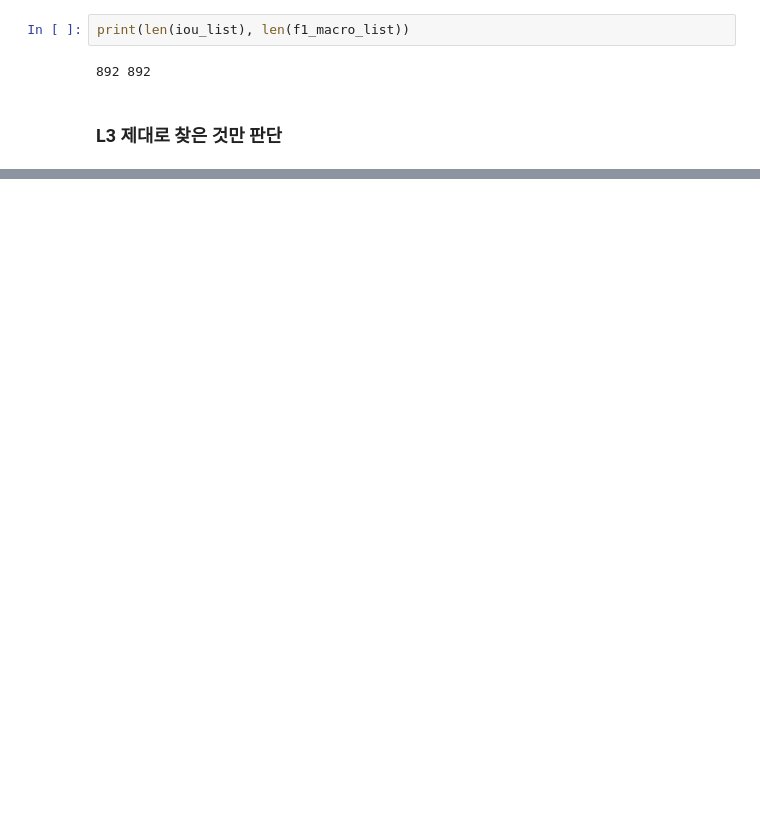
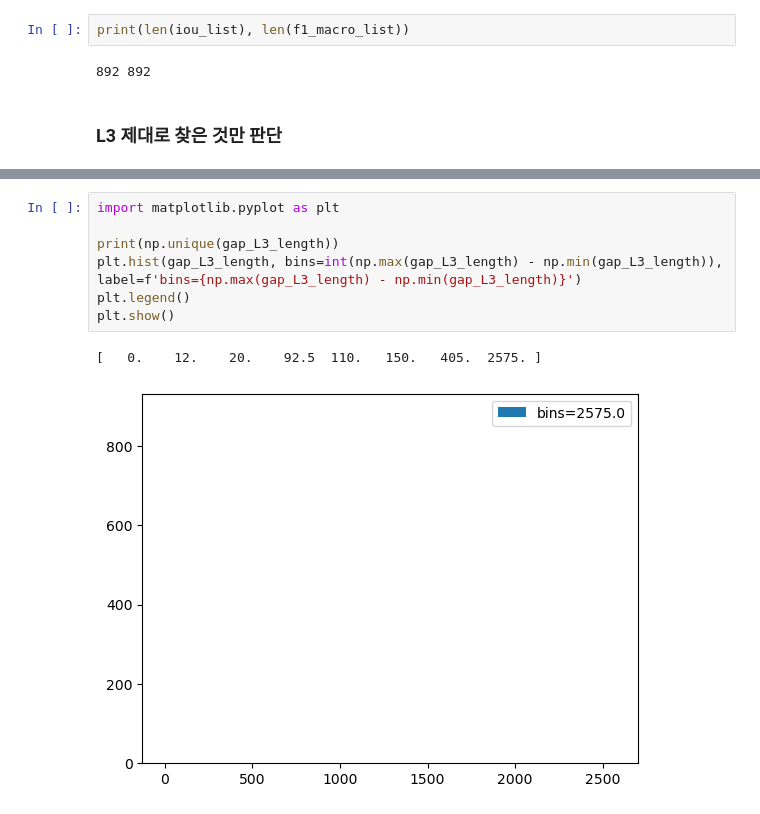
Before and after one commit to embed-Rayn/L3_segmentation, a Jupyter notebook: models/nnUNet/compare_with_standard.ipynb, the cells around one changed output, grey strips where cells are left out. Cells and saved outputs as stored; diff of their text form; blank space fills up the shorter version.

```diff
--- a/models/nnUNet/compare_with_standard.ipynb
+++ b/models/nnUNet/compare_with_standard.ipynb
@@ -362,0 +412,10 @@ print(len(f1_macro_list))
+# %%
+import matplotlib.pyplot as plt
+
+print(np.unique(gap_L3_length))
+plt.hist(gap_L3_length, bins=int(np.max(gap_L3_length) - np.min(gap_L3_length)), label=f'bins={np.max(gap_L3_length) - np.min(gap_L3_length)}')
+plt.legend()
+plt.show()
+# %% [output]
+[   0.    12.    20.    92.5  110.   150.   405.  2575. ]
+[figure, added]
```
Also changed, not shown: parts of 17 cells of this notebook, 3 other files.
